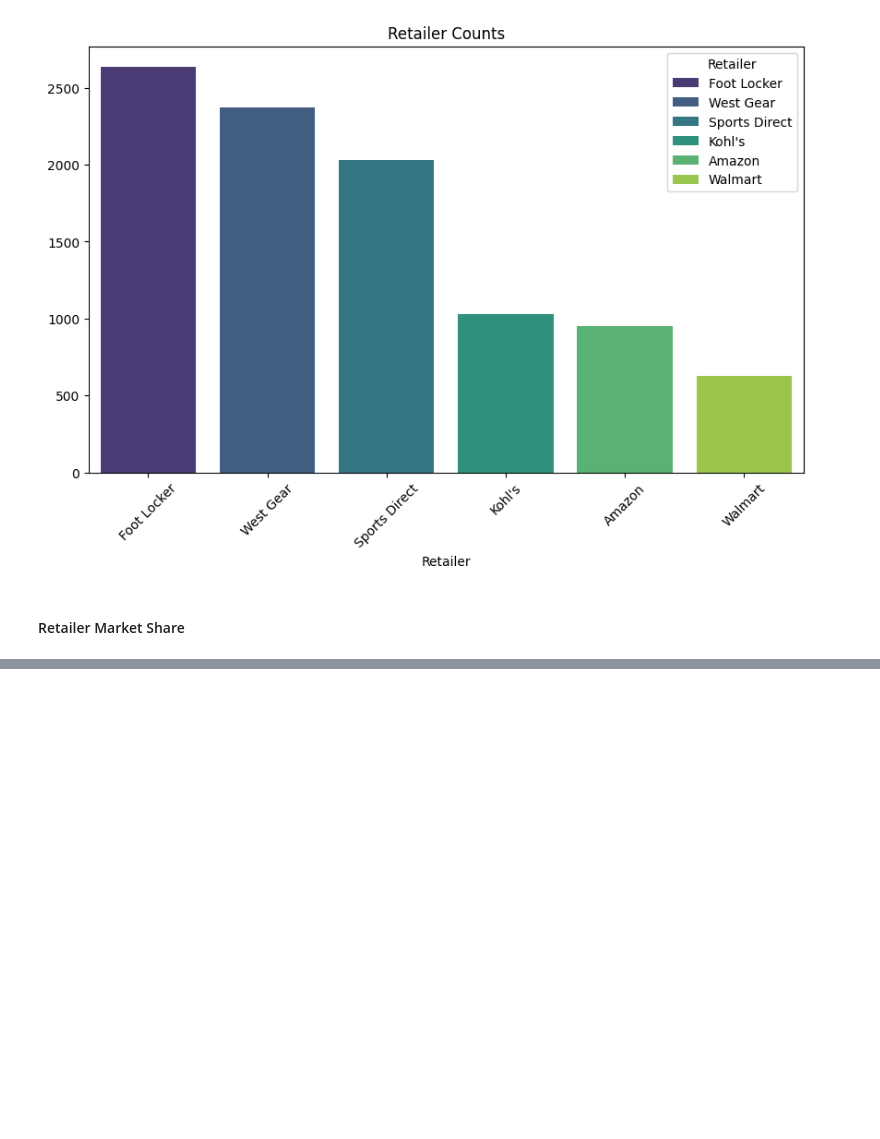
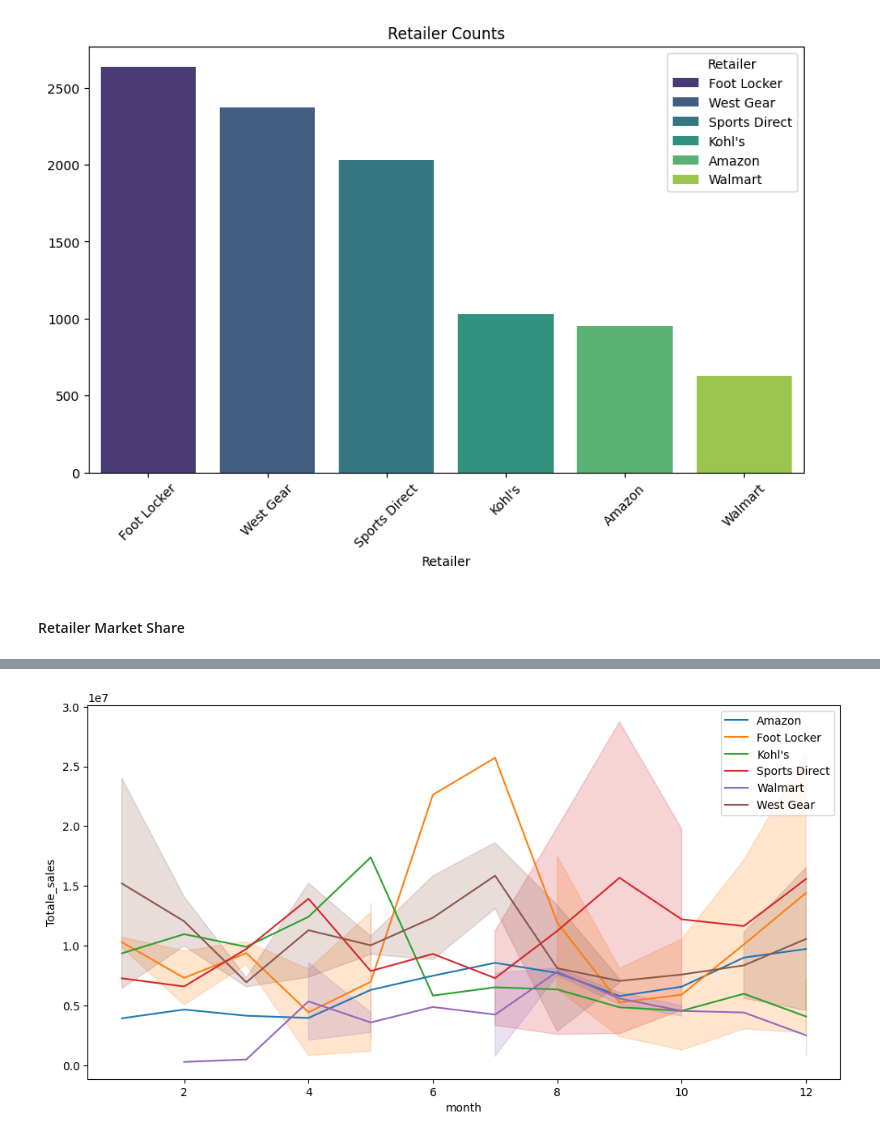
Before and after one commit to vahidlotfi71/AdidaasAnalyist, a Jupyter notebook: Adidaas_analyist.ipynb, the cells around one changed output, grey strips where cells are left out. Saved outputs shown, nothing was run; the diff lists cells and outputs as text; code cells hidden in the pictures; blank space fills up the shorter version.

```diff
--- a/Adidaas_analyist.ipynb
+++ b/Adidaas_analyist.ipynb
@@ -131,3 +131,15 @@ plt.ylabel('')
 plt.show()
 # %% [output]
 [figure]
+# %%
+retailer_sales = df.groupby(by = ['Retailer', 'year', 'month'])['Total Sales'].agg('sum').unstack(level= 0 ).reset_index()
+
+plt.figure(figsize= (12 , 6))
+for retailer in retailer_sales.columns[2:]:
+    sns.lineplot(data= retailer_sales , x= 'month' , y = retailer , label = retailer )
+
+plt.ylabel('Totale_sales')
+plt.legend()
+plt.show()
+# %% [output]
+[figure, added]
```
Also changed, not shown: parts of 14 cells of this notebook.
